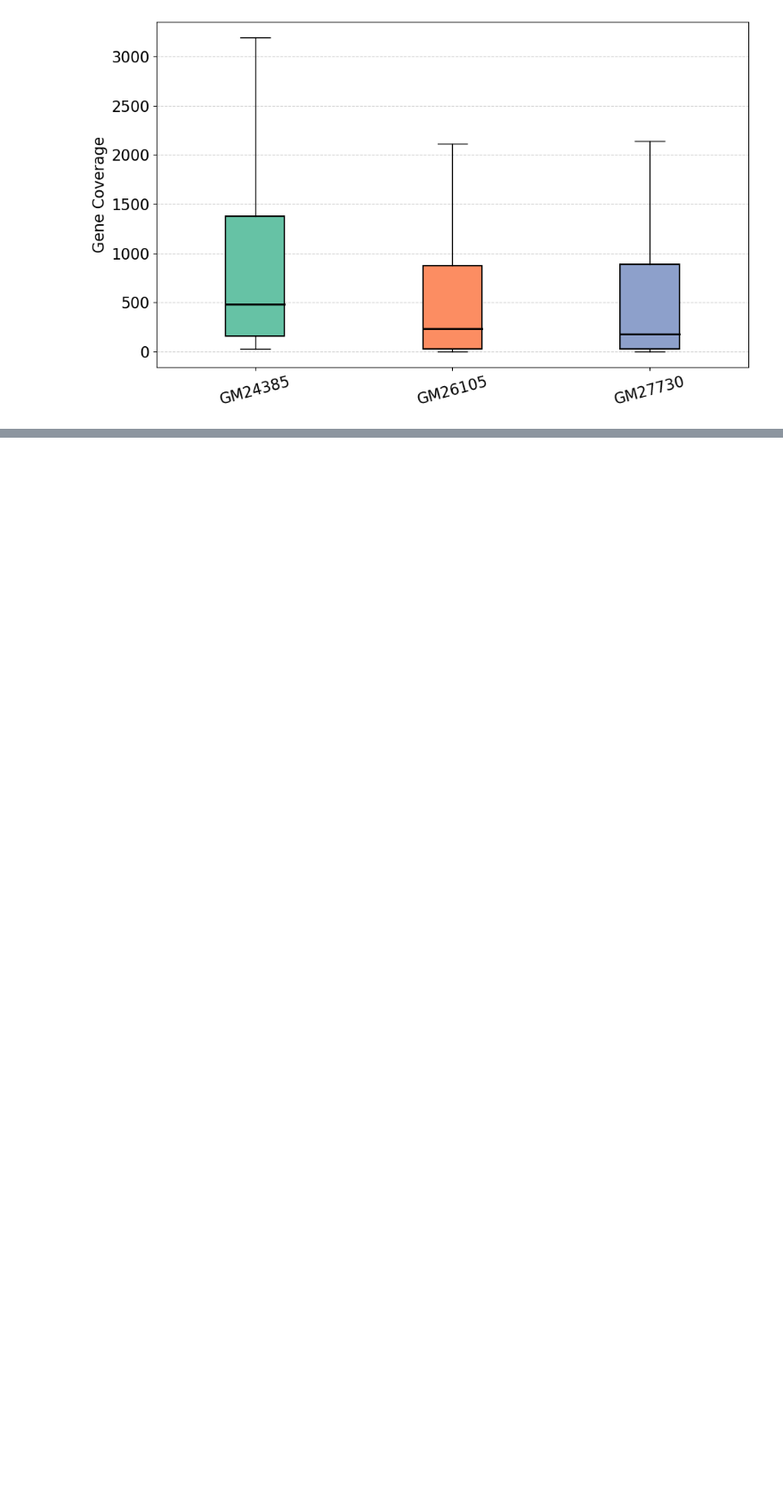
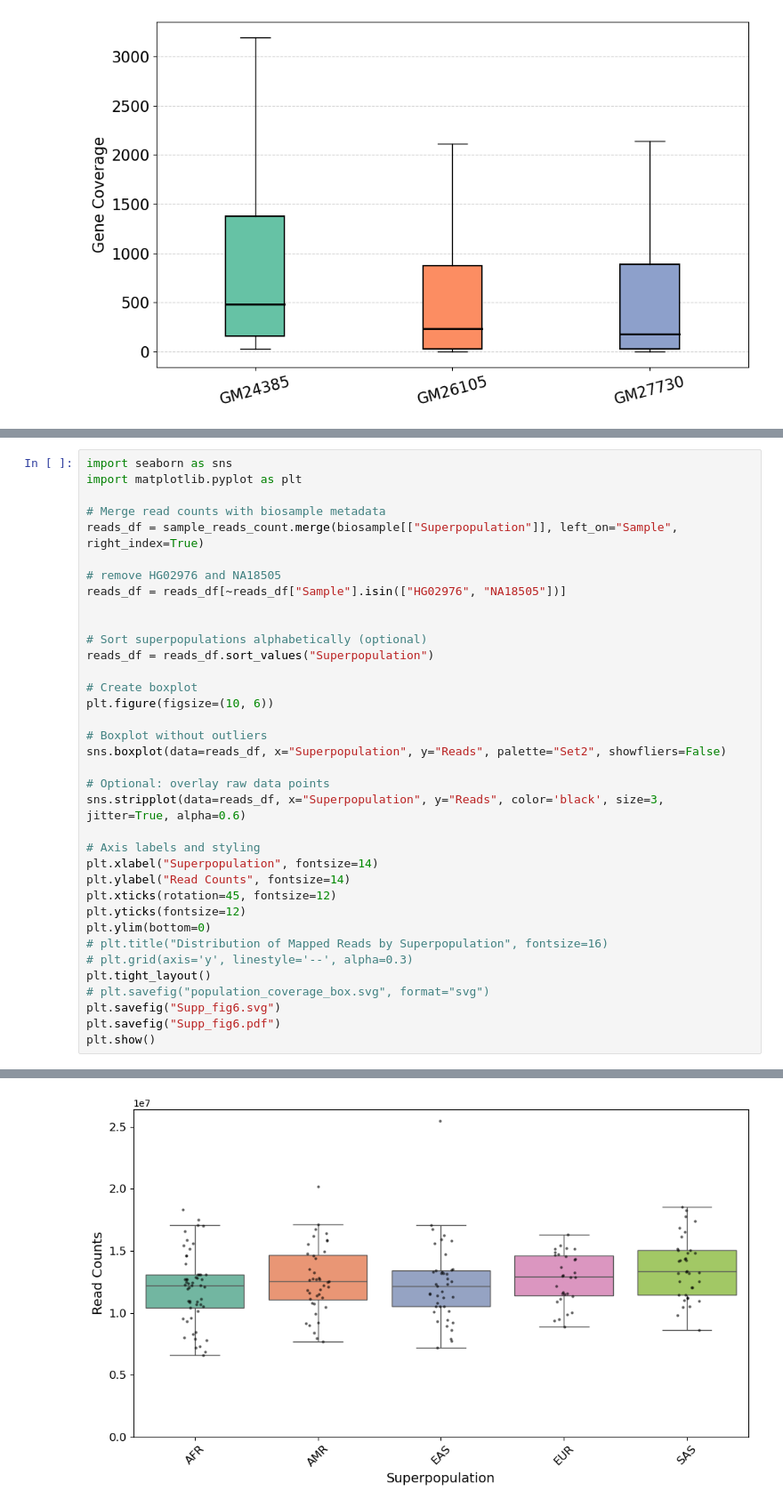
Before and after one commit to huangnengCSU/longcallR_scripts, a Jupyter notebook: manuscript_figures_tables.ipynb, the cells around one changed output, grey strips where cells are left out. Shown at 89% size. Drawn from its saved outputs; the diff is of its cells as text; blank space fills up the shorter version.

```diff
--- a/manuscript_figures_tables.ipynb
+++ b/manuscript_figures_tables.ipynb
@@ -904,0 +1235,37 @@ plt.show()
+# %%
+import seaborn as sns
+import matplotlib.pyplot as plt
+
+# Merge read counts with biosample metadata
+reads_df = sample_reads_count.merge(biosample[["Superpopulation"]], left_on="Sample", right_index=True)
+
+# remove HG02976 and NA18505
+reads_df = reads_df[~reads_df["Sample"].isin(["HG02976", "NA18505"])]
+
+
+# Sort superpopulations alphabetically (optional)
+reads_df = reads_df.sort_values("Superpopulation")
+
+# Create boxplot
+plt.figure(figsize=(10, 6))
+
+# Boxplot without outliers
+sns.boxplot(data=reads_df, x="Superpopulation", y="Reads", palette="Set2", showfliers=False)
+
+# Optional: overlay raw data points
+sns.stripplot(data=reads_df, x="Superpopulation", y="Reads", color='black', size=3, jitter=True, alpha=0.6)
+
+# Axis labels and styling
+plt.xlabel("Superpopulation", fontsize=14)
+plt.ylabel("Read Counts", fontsize=14)
+plt.xticks(rotation=45, fontsize=12)
+plt.yticks(fontsize=12)
+plt.ylim(bottom=0)
+# plt.title("Distribution of Mapped Reads by Superpopulation", fontsize=16)
+# plt.grid(axis='y', linestyle='--', alpha=0.3)
+plt.tight_layout()
+# plt.savefig("population_coverage_box.svg", format="svg")
+plt.savefig("Supp_fig6.svg")
+plt.savefig("Supp_fig6.pdf")
+plt.show()
+# %% [output]
@@ -904,0 +1275 @@ plt.show()
+[figure, added]
```
Also changed, not shown: parts of 30 cells of this notebook.
